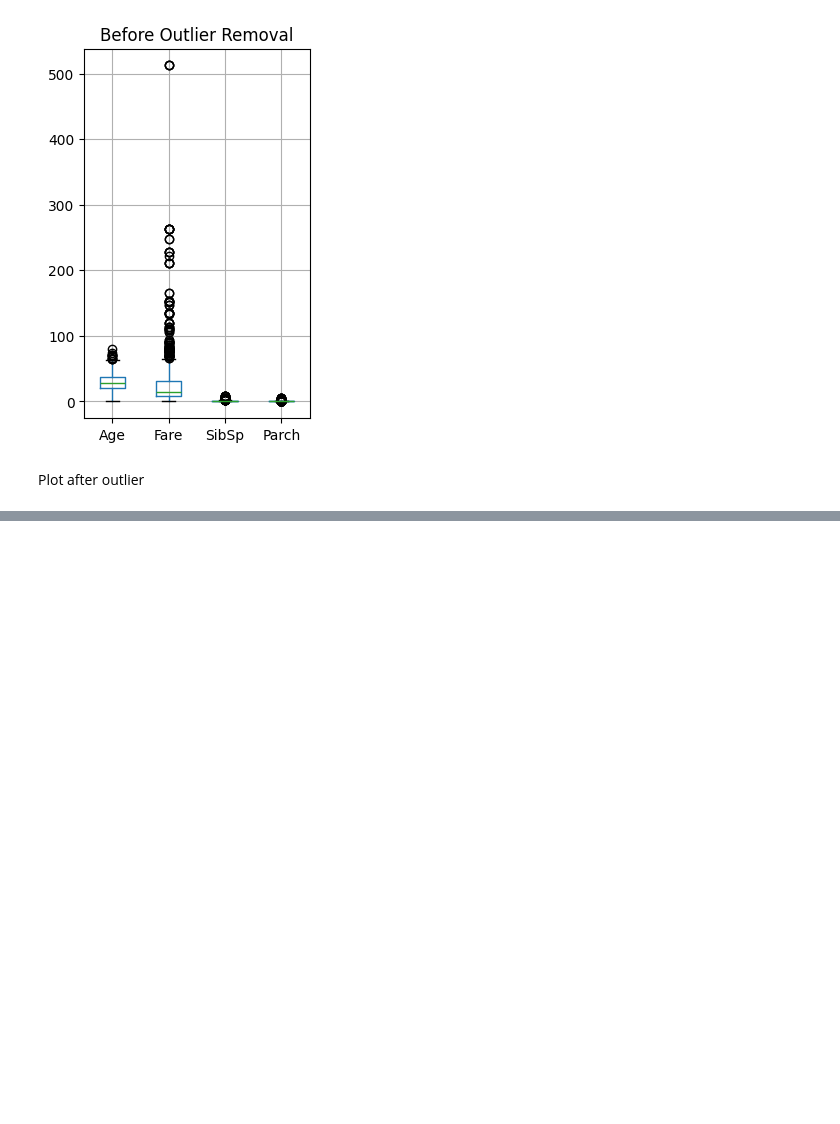
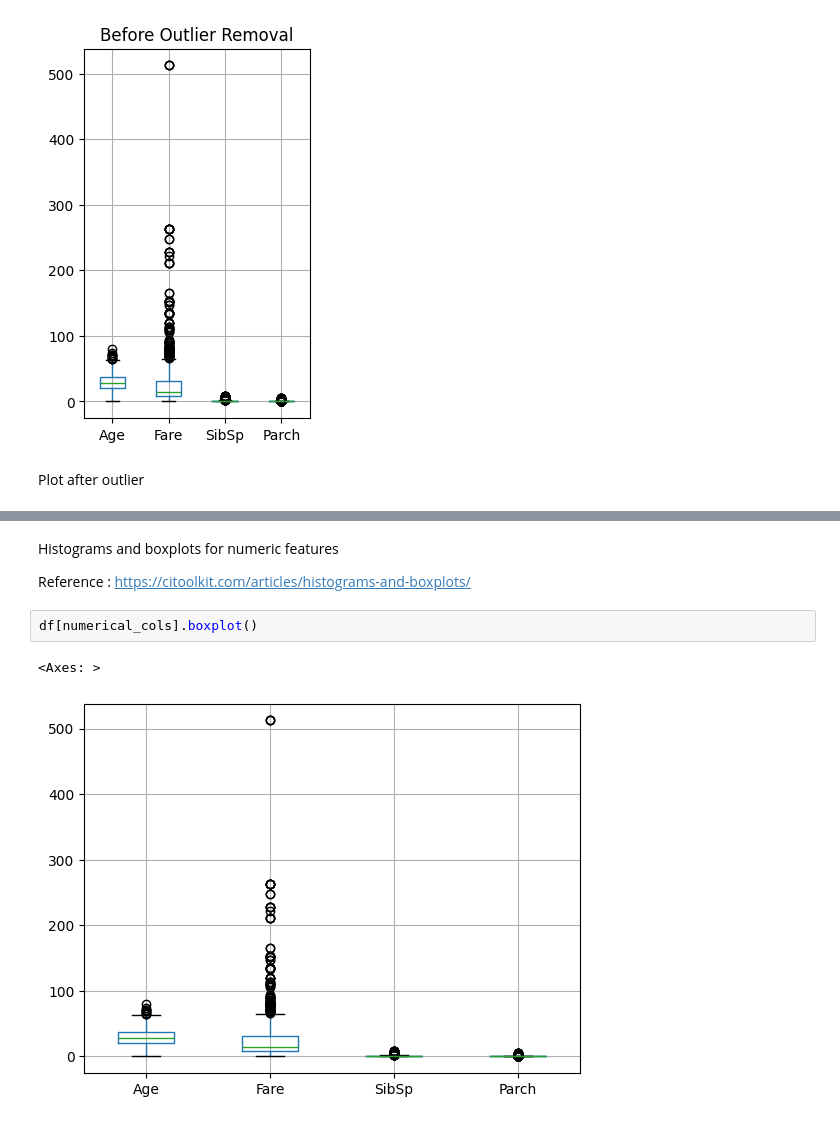
Before and after one commit to Aiswaryabinu/Titanic, a Jupyter notebook: elevate.ipynb, the cells around one changed output, grey strips where cells are left out. Cells and saved outputs as stored; diff of their text form; blank space fills up the shorter version.

```diff
--- a/elevate.ipynb
+++ b/elevate.ipynb
@@ -280,0 +355,9 @@ Text(0.5, 1.0, 'After Outlier Removal')
+# %% [markdown]
+Histograms and boxplots for numeric features
+
+Reference :  https://citoolkit.com/articles/histograms-and-boxplots/
+# %%
+df[numerical_cols].boxplot()
+# %% [output]
+<Axes: >
+[figure, added]
```
Also changed, not shown: parts of 15 cells of this notebook.
